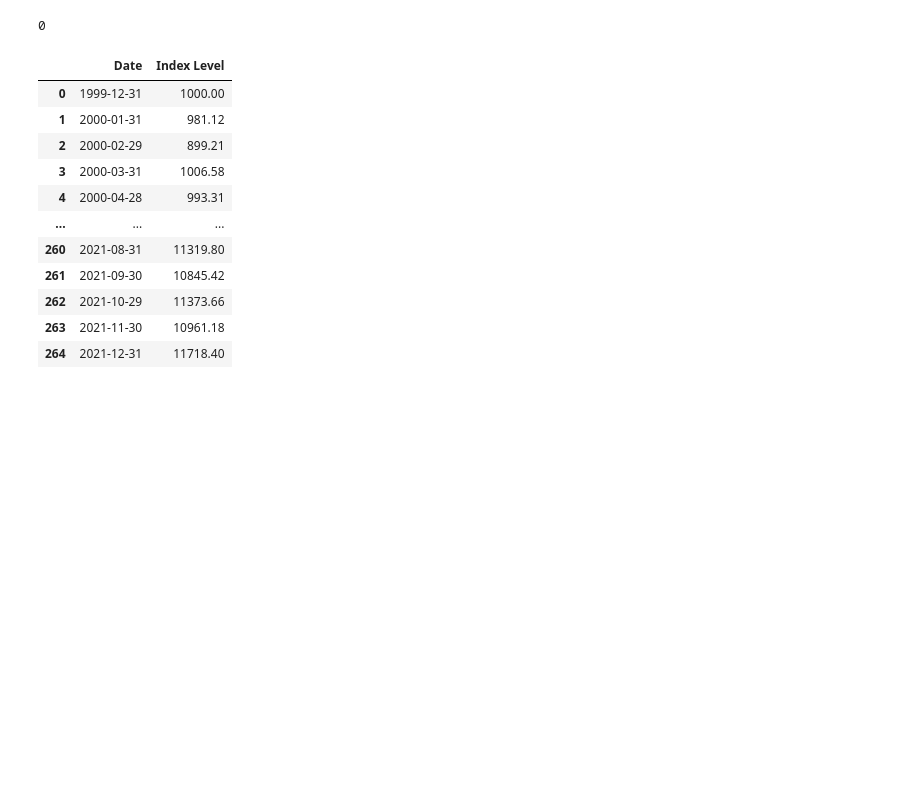
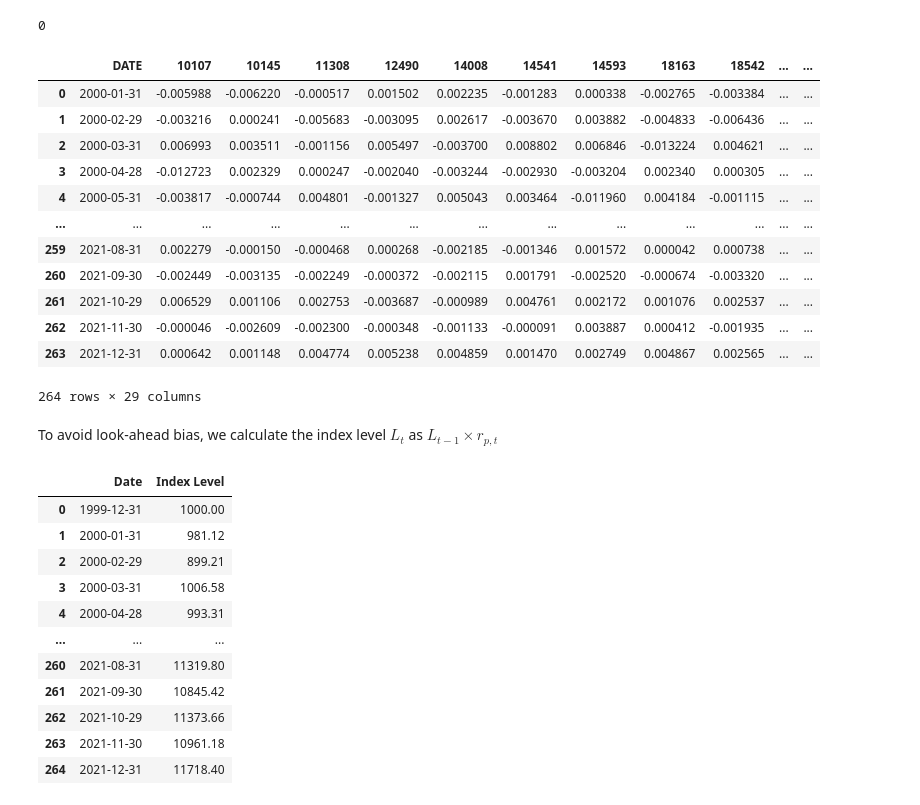
Before and after one commit to uWaterloo-CFM/CFM-301, a Jupyter notebook: Assignment 1/Data Assignment 1.ipynb, the cells around one changed output. Drawn from its saved outputs; the diff is of its cells as text; code cells hidden in the pictures; blank space fills up the shorter version.

```diff
--- a/Assignment 1/Data Assignment 1.ipynb
+++ b/Assignment 1/Data Assignment 1.ipynb
@@ -201,3 +194,27 @@ portfolio_df.loc[:, "Weighted Return"] = portfolio_df.iloc[:, 1:].sum(axis=1)
+# %%
+num_stocks = 27
+weight = 1 / num_stocks
+starting_level = 1000
+
+portfolio_df.iloc[:, 1:] *= weight # Weighted average of portfolio returns
+portfolio_df.loc[:, "Weighted Return"] = portfolio_df.iloc[:, 1:].sum(axis=1)
+portfolio_df
+# %% [output]
+|  | DATE | 10107 | 10145 | 11308 | 12490 | 14008 | 14541 | 14593 | 18163 | 18542 | ... | ... |
+| 0 | 2000-01-31 | -0.005988 | -0.006220 | -0.000517 | 0.001502 | 0.002235 | -0.001283 | 0.000338 | -0.002765 | -0.003384 | ... | ... |
+| 1 | 2000-02-29 | -0.003216 | 0.000241 | -0.005683 | -0.003095 | 0.002617 | -0.003670 | 0.003882 | -0.004833 | -0.006436 | ... | ... |
+| 2 | 2000-03-31 | 0.006993 | 0.003511 | -0.001156 | 0.005497 | -0.003700 | 0.008802 | 0.006846 | -0.013224 | 0.004621 | ... | ... |
+| 3 | 2000-04-28 | -0.012723 | 0.002329 | 0.000247 | -0.002040 | -0.003244 | -0.002930 | -0.003204 | 0.002340 | 0.000305 | ... | ... |
+| 4 | 2000-05-31 | -0.003817 | -0.000744 | 0.004801 | -0.001327 | 0.005043 | 0.003464 | -0.011960 | 0.004184 | -0.001115 | ... | ... |
+| ... | ... | ... | ... | ... | ... | ... | ... | ... | ... | ... | ... | ... |
+| 259 | 2021-08-31 | 0.002279 | -0.000150 | -0.000468 | 0.000268 | -0.002185 | -0.001346 | 0.001572 | 0.000042 | 0.000738 | ... | ... |
+| 260 | 2021-09-30 | -0.002449 | -0.003135 | -0.002249 | -0.000372 | -0.002115 | 0.001791 | -0.002520 | -0.000674 | -0.003320 | ... | ... |
+| 261 | 2021-10-29 | 0.006529 | 0.001106 | 0.002753 | -0.003687 | -0.000989 | 0.004761 | 0.002172 | 0.001076 | 0.002537 | ... | ... |
+| 262 | 2021-11-30 | -0.000046 | -0.002609 | -0.002300 | -0.000348 | -0.001133 | -0.000091 | 0.003887 | 0.000412 | -0.001935 | ... | ... |
+| 263 | 2021-12-31 | 0.000642 | 0.001148 | 0.004774 | 0.005238 | 0.004859 | 0.001470 | 0.002749 | 0.004867 | 0.002565 | ... | ... |
+264 rows × 29 columns
+# %% [markdown]
+To avoid look-ahead bias, we calculate the index level $L_t$ as $L_{t-1} \times r_{p,t}$
 # %%
 # Now we'll use this data to populate our index_df
 index_returns_df = portfolio_df[["DATE", "Weighted Return"]]
```
Also changed, not shown: parts of 7 cells of this notebook.
